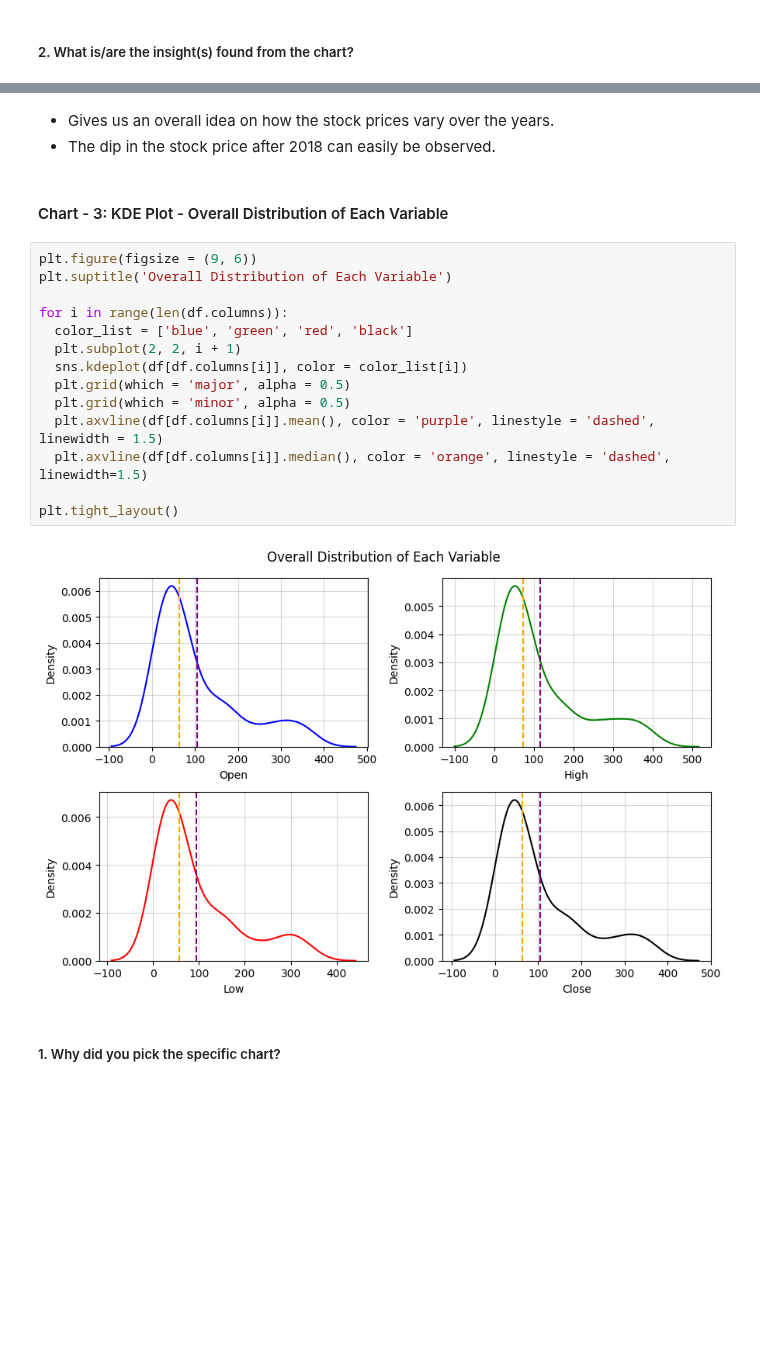
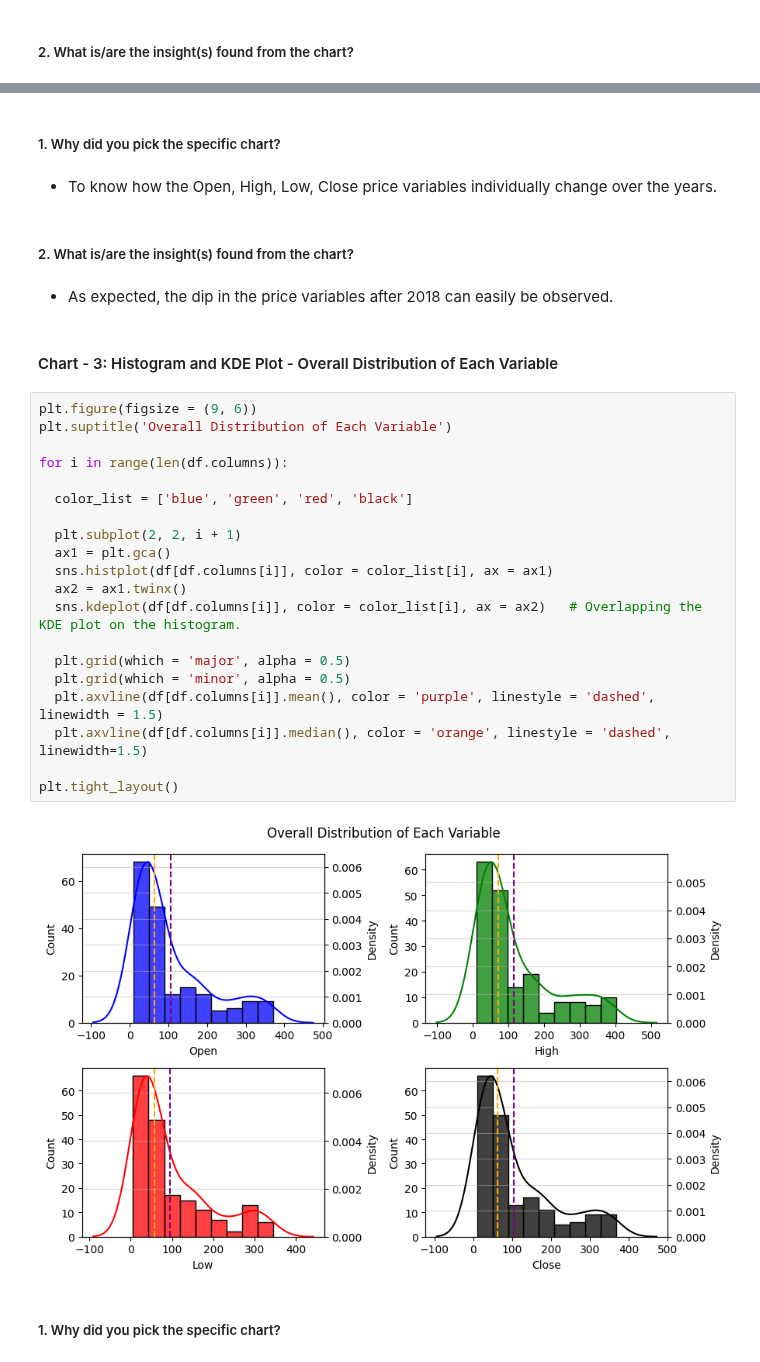
Before and after one commit to dipankarsahu1000/Yes-Bank-Stock-Closing-Price-Prediction, a Jupyter notebook: Yes_Bank_Stock_Closing_Price_Prediction.ipynb, the cells around one changed output, grey strips where cells are left out. Saved outputs shown, nothing was run; the diff lists cells and outputs as text; blank space fills up the shorter version.

```diff
--- a/Yes_Bank_Stock_Closing_Price_Prediction.ipynb
+++ b/Yes_Bank_Stock_Closing_Price_Prediction.ipynb
@@ -315,24 +309,35 @@ thicker part of the candlestick called the *real body*, and the price variations
+# %% [markdown]
+##### 1. Why did you pick the specific chart?
+# %% [markdown]
+* To know how the Open, High, Low, Close price variables individually change over the years.
+# %% [markdown]
+##### 2. What is/are the insight(s) found from the chart?
 # %% [markdown]
-* Gives us an overall idea on how the stock prices vary over the years.
-* The dip in the stock price after 2018 can easily be observed.
+* As expected, the dip in the price variables after 2018 can easily be observed.
 # %% [markdown]
-#### Chart - 3: KDE Plot - Overall Distribution of Each Variable
+#### Chart - 3: Histogram and KDE Plot - Overall Distribution of Each Variable
 # %%
 plt.figure(figsize = (9, 6))
 plt.suptitle('Overall Distribution of Each Variable')
 
 for i in range(len(df.columns)):
+
   color_list = ['blue', 'green', 'red', 'black']
+
   plt.subplot(2, 2, i + 1)
-  sns.kdeplot(df[df.columns[i]], color = color_list[i])
+  ax1 = plt.gca()
+  sns.histplot(df[df.columns[i]], color = color_list[i], ax = ax1)
+  ax2 = ax1.twinx()
+  sns.kdeplot(df[df.columns[i]], color = color_list[i], ax = ax2)   # Overlapping the KDE plot on the histogram.
+
   plt.grid(which = 'major', alpha = 0.5)
   plt.grid(which = 'minor', alpha = 0.5)
   plt.axvline(df[df.columns[i]].mean(), color = 'purple', linestyle = 'dashed', linewidth = 1.5)
   plt.axvline(df[df.columns[i]].median(), color = 'orange', linestyle = 'dashed', linewidth=1.5)
 
 plt.tight_layout()
 # %% [output]
-[figure, old version]
+[figure, new version]
 # %% [markdown]
 ##### 1. Why did you pick the specific chart?
 # %% [markdown]
```
Also changed, not shown: parts of 86 cells of this notebook.
